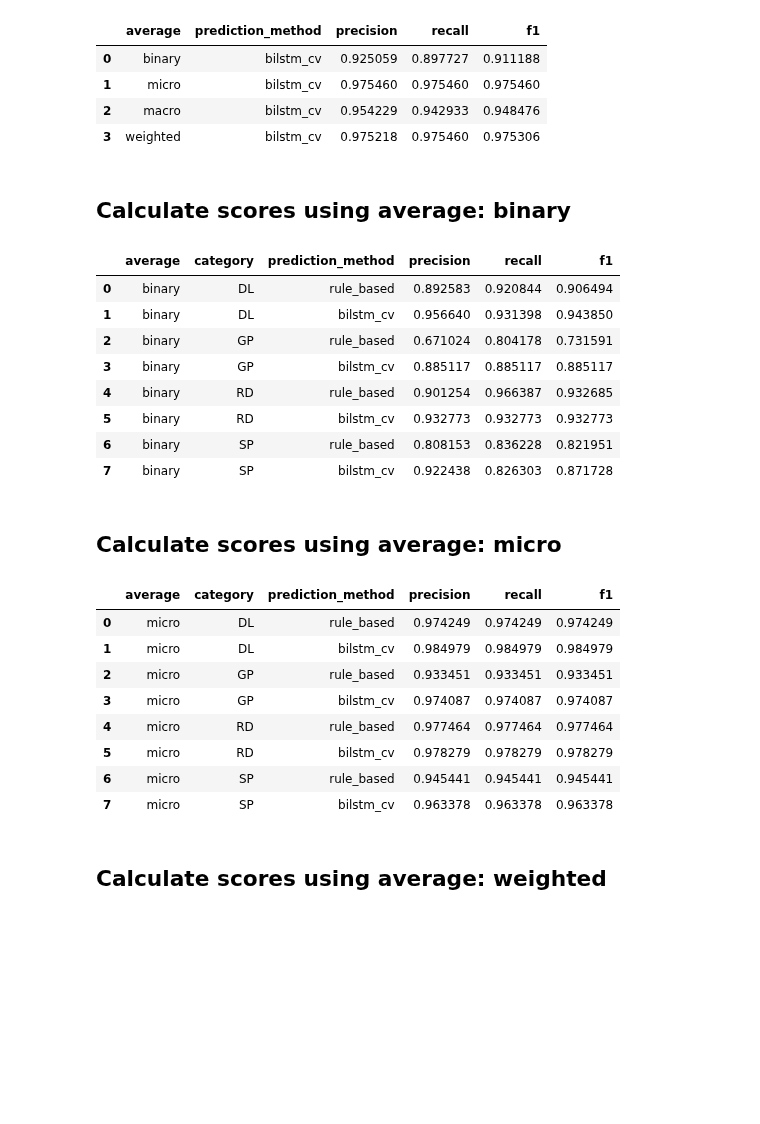
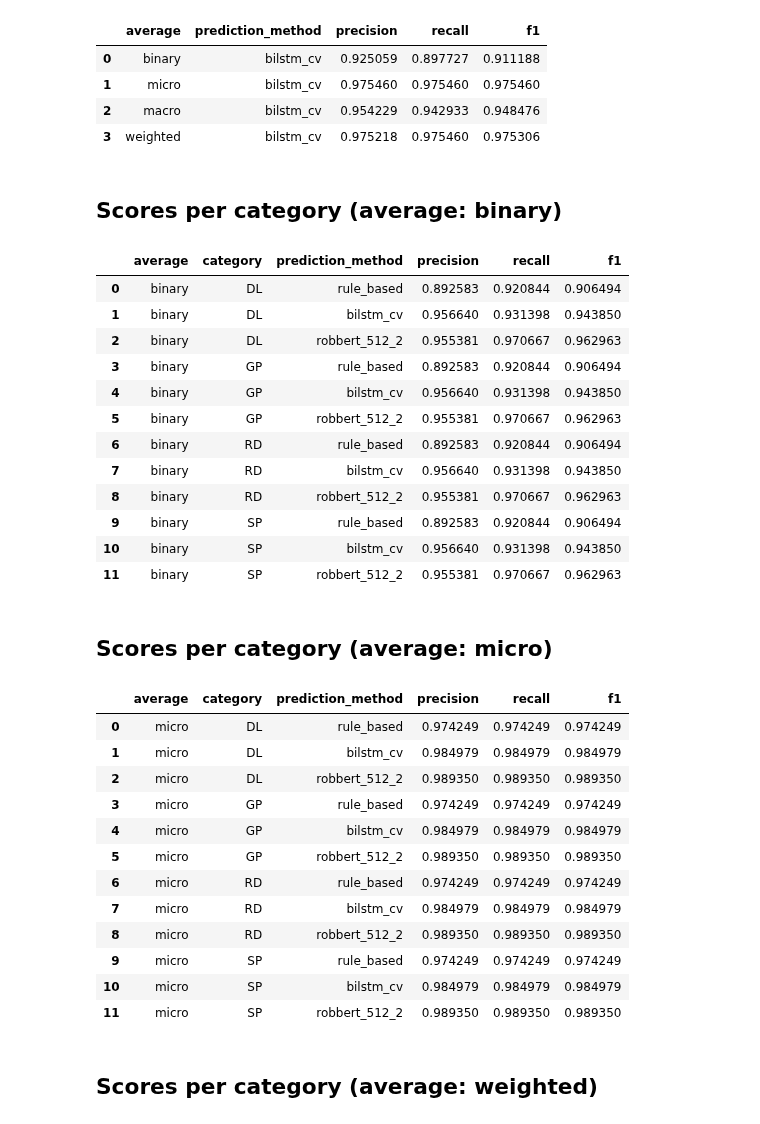
Before and after one commit to umcu/negation-detection, a Jupyter notebook: 01_general_evaluation.ipynb, the cells around one changed output. Saved outputs shown, nothing was run; the diff lists cells and outputs as text; code cells hidden in the pictures; blank space fills up the shorter version.

Commit message:
Add robbert scores to general evaluation

```diff
--- a/01_general_evaluation.ipynb
+++ b/01_general_evaluation.ipynb
@@ -15,6 +15,7 @@ result_dir = Path('results')
 bilstm_predictions_file = result_dir / 'bilstm_predictions.csv.gz'
 bilstm_predictions_cv_file = result_dir / 'bilstm_predictions_cv.csv.gz'
 rule_based_predictions_file = result_dir / 'rule-based_predictions.csv.gz'
+robbert_predictions_file = result_dir / 'robbert_predictions.csv.gz'
 merged_result_file = result_dir / 'merged_results.csv.gz'
 
 # Load annotated data
@@ -57,3 +60,9 @@ ruled_based_predictions.head()
 | 2 | DL1111_363_377 | not negated |
 | 3 | DL1112_22_28 | negated |
 | 4 | DL1113_59_67 | not negated |
+# %%
+# Load robbert results
+robbert_predictions = pd.read_csv(robbert_predictions_file)
+robbert_predictions.drop(['category', 'label', 'bilstm', 'bilstm_cv', 'rule_based'], axis=1, inplace=True)
+robbert_predictions.shape
+robbert_predictions.head()
@@ -104,6 +120,7 @@ annotated_data.head()
 results = pd.merge(left=annotated_data, right = bilstm_predictions, left_on='entity_id', right_on='entity_id')
 results = pd.merge(left=results, right = bilstm_predictions_cv, left_on='entity_id', right_on='entity_id')
 results = pd.merge(left=results, right = ruled_based_predictions, left_on='entity_id', right_on='entity_id')
+results = pd.merge(left=results, right = robbert_predictions, left_on='entity_id', right_on='entity_id')
 results.to_csv(merged_result_file, index=False, compression='gzip', line_terminator='\n')
 print(results.shape)
 results.head(5)
@@ -120,9 +137,11 @@ results.head(5)
 # %%
 def create_score_record(prediction_method, average, pos_label=1, category=None):
     if category is not None:
-        subset = results[results.category == category]
+        subset = results.loc[results.category == 'DL', ['label', prediction_method]].dropna()
+
         return [average, category, prediction_method] + (list(precision_recall_fscore_support(subset.label, subset[prediction_method], labels=['negated', 'not negated'], average = average, pos_label=pos_label)))
-    return [average, prediction_method] + (list(precision_recall_fscore_support(results.label, results[prediction_method], labels=['negated', 'not negated'], average = average, pos_label=pos_label)))
+    subset = results[['label', prediction_method]].dropna()
+    return [average, prediction_method] + (list(precision_recall_fscore_support(subset.label, subset[prediction_method], labels=['negated', 'not negated'], average = average, pos_label=pos_label)))
 
 score_list = []
 score_list.append(create_score_record('bilstm_cv', 'binary', pos_label='negated'))
@@ -139,42 +158,54 @@ scores
 | 2 | macro | bilstm_cv | 0.954229 | 0.942933 | 0.948476 |
 | 3 | weighted | bilstm_cv | 0.975218 | 0.975460 | 0.975306 |
 # %% [markdown]
-## Calculate scores using average: binary
+## Scores per category (average: binary)
 # %%
 score_list = []
 score_list.append(create_score_record('rule_based', 'binary', pos_label='negated', category = 'DL'))
 score_list.append(create_score_record('bilstm_cv', 'binary', pos_label='negated', category = 'DL'))
+score_list.append(create_score_record('robbert_512_2', 'binary', pos_label='negated', category = 'DL'))
 score_list.append(create_score_record('rule_based', 'binary', pos_label='negated', category = 'GP'))
 score_list.append(create_score_record('bilstm_cv', 'binary', pos_label='negated', category = 'GP'))
+score_list.append(create_score_record('robbert_512_2', 'binary', pos_label='negated', category = 'GP'))
 score_list.append(create_score_record('rule_based', 'binary', pos_label='negated', category = 'RD'))
 score_list.append(create_score_record('bilstm_cv', 'binary', pos_label='negated', category = 'RD'))
+score_list.append(create_score_record('robbert_512_2', 'binary', pos_label='negated', category = 'RD'))
 score_list.append(create_score_record('rule_based', 'binary', pos_label='negated', category = 'SP'))
 score_list.append(create_score_record('bilstm_cv', 'binary', pos_label='negated', category = 'SP'))
+score_list.append(create_score_record('robbert_512_2', 'binary', pos_label='negated', category = 'SP'))
 scores_binary = pd.DataFrame(score_list, columns=['average', 'category', 'prediction_method', 'precision', 'recall', 'f1', 'support'])
 scores_binary.drop(['support'], axis=1, inplace=True)
 scores_binary
 # %% [output]
 |  | average | category | prediction_method | precision | recall | f1 |
 | 0 | binary | DL | rule_based | 0.892583 | 0.920844 | 0.906494 |
 | 1 | binary | DL | bilstm_cv | 0.956640 | 0.931398 | 0.943850 |
-| 2 | binary | GP | rule_based | 0.671024 | 0.804178 | 0.731591 |
-| 3 | binary | GP | bilstm_cv | 0.885117 | 0.885117 | 0.885117 |
-| 4 | binary | RD | rule_based | 0.901254 | 0.966387 | 0.932685 |
-| 5 | binary | RD | bilstm_cv | 0.932773 | 0.932773 | 0.932773 |
-| 6 | binary | SP | rule_based | 0.808153 | 0.836228 | 0.821951 |
-| 7 | binary | SP | bilstm_cv | 0.922438 | 0.826303 | 0.871728 |
+| 2 | binary | DL | robbert_512_2 | 0.955381 | 0.970667 | 0.962963 |
+| 3 | binary | GP | rule_based | 0.892583 | 0.920844 | 0.906494 |
+| 4 | binary | GP | bilstm_cv | 0.956640 | 0.931398 | 0.943850 |
+| 5 | binary | GP | robbert_512_2 | 0.955381 | 0.970667 | 0.962963 |
+| 6 | binary | RD | rule_based | 0.892583 | 0.920844 | 0.906494 |
+| 7 | binary | RD | bilstm_cv | 0.956640 | 0.931398 | 0.943850 |
+| 8 | binary | RD | robbert_512_2 | 0.955381 | 0.970667 | 0.962963 |
+| 9 | binary | SP | rule_based | 0.892583 | 0.920844 | 0.906494 |
+| 10 | binary | SP | bilstm_cv | 0.956640 | 0.931398 | 0.943850 |
+| 11 | binary | SP | robbert_512_2 | 0.955381 | 0.970667 | 0.962963 |
 # %% [markdown]
-## Calculate scores using average: micro
+## Scores per category (average: micro)
 # %%
 score_list = []
 score_list.append(create_score_record('rule_based', 'micro', category = 'DL'))
 score_list.append(create_score_record('bilstm_cv', 'micro', category = 'DL'))
+score_list.append(create_score_record('robbert_512_2', 'micro', category = 'DL'))
 score_list.append(create_score_record('rule_based', 'micro', category = 'GP'))
 score_list.append(create_score_record('bilstm_cv', 'micro', category = 'GP'))
+score_list.append(create_score_record('robbert_512_2', 'micro', category = 'GP'))
 score_list.append(create_score_record('rule_based', 'micro', category = 'RD'))
 score_list.append(create_score_record('bilstm_cv', 'micro', category = 'RD'))
+score_list.append(create_score_record('robbert_512_2', 'micro', category = 'RD'))
 score_list.append(create_score_record('rule_based', 'micro', category = 'SP'))
 score_list.append(create_score_record('bilstm_cv', 'micro', category = 'SP'))
+score_list.append(create_score_record('robbert_512_2', 'micro', category = 'SP'))
 scores_micro = pd.DataFrame(score_list, columns=['average', 'category', 'prediction_method', 'precision', 'recall', 'f1', 'support'])
 scores_micro.drop(['support'], axis=1, inplace=True)
 scores_micro
@@ -182,14 +213,18 @@ scores_micro
 |  | average | category | prediction_method | precision | recall | f1 |
 | 0 | micro | DL | rule_based | 0.974249 | 0.974249 | 0.974249 |
 | 1 | micro | DL | bilstm_cv | 0.984979 | 0.984979 | 0.984979 |
-| 2 | micro | GP | rule_based | 0.933451 | 0.933451 | 0.933451 |
-| 3 | micro | GP | bilstm_cv | 0.974087 | 0.974087 | 0.974087 |
-| 4 | micro | RD | rule_based | 0.977464 | 0.977464 | 0.977464 |
-| 5 | micro | RD | bilstm_cv | 0.978279 | 0.978279 | 0.978279 |
-| 6 | micro | SP | rule_based | 0.945441 | 0.945441 | 0.945441 |
-| 7 | micro | SP | bilstm_cv | 0.963378 | 0.963378 | 0.963378 |
+| 2 | micro | DL | robbert_512_2 | 0.989350 | 0.989350 | 0.989350 |
+| 3 | micro | GP | rule_based | 0.974249 | 0.974249 | 0.974249 |
+| 4 | micro | GP | bilstm_cv | 0.984979 | 0.984979 | 0.984979 |
+| 5 | micro | GP | robbert_512_2 | 0.989350 | 0.989350 | 0.989350 |
+| 6 | micro | RD | rule_based | 0.974249 | 0.974249 | 0.974249 |
+| 7 | micro | RD | bilstm_cv | 0.984979 | 0.984979 | 0.984979 |
+| 8 | micro | RD | robbert_512_2 | 0.989350 | 0.989350 | 0.989350 |
+| 9 | micro | SP | rule_based | 0.974249 | 0.974249 | 0.974249 |
+| 10 | micro | SP | bilstm_cv | 0.984979 | 0.984979 | 0.984979 |
+| 11 | micro | SP | robbert_512_2 | 0.989350 | 0.989350 | 0.989350 |
 # %% [markdown]
-## Calculate scores using average: weighted
+## Scores per category (average: weighted)
 # %%
 score_list = []
 score_list.append(create_score_record('rule_based', 'weighted', category = 'DL'))
```
Also changed, not shown: parts of 7 cells of this notebook, 1 other file.
